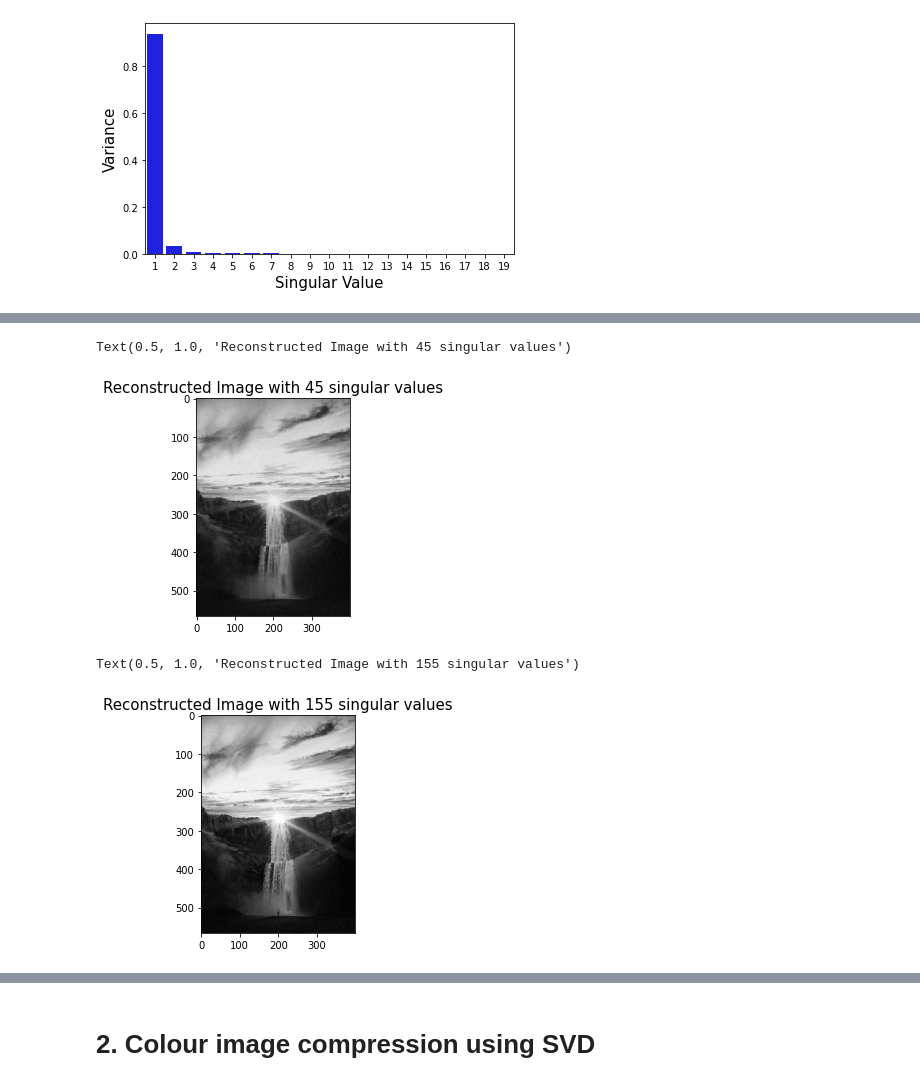
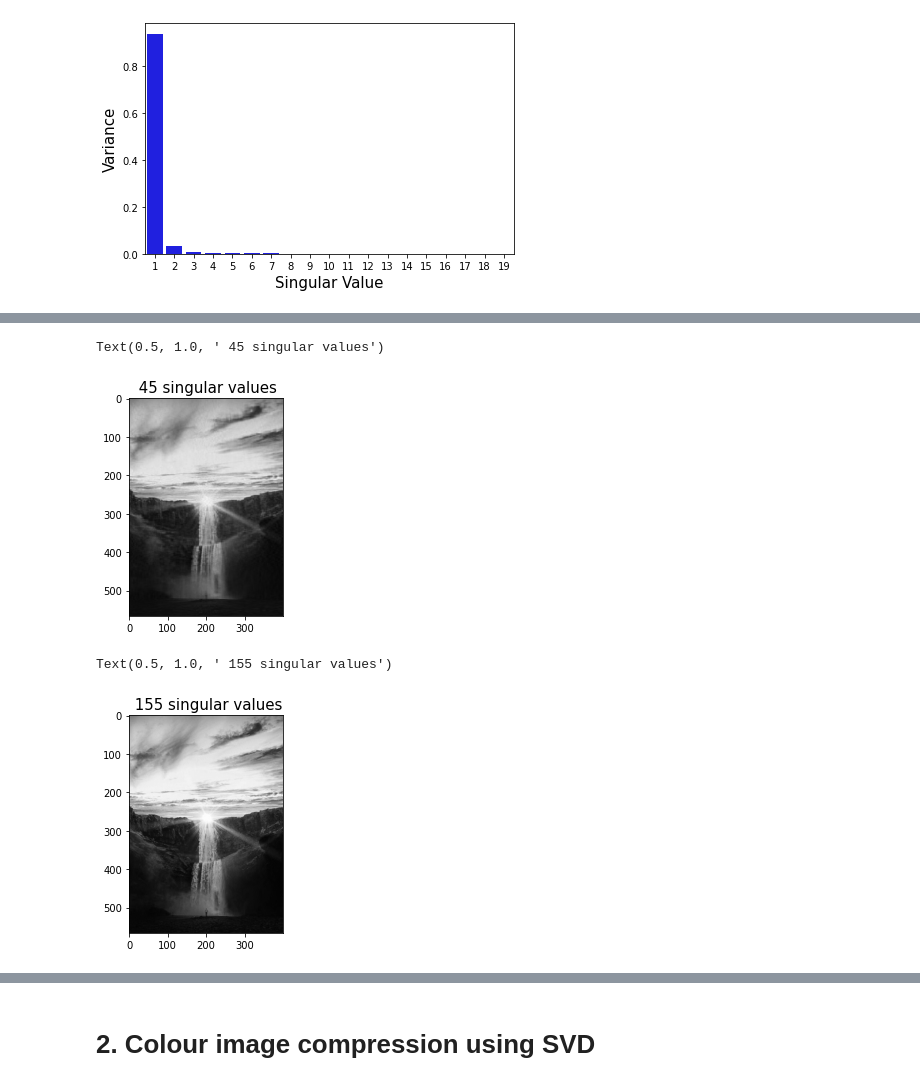
Before and after one commit to jabed-umar/P346-codes, a Jupyter notebook: DIY.ipynb, the cells around one changed output, grey strips where cells are left out. Saved outputs shown, nothing was run; the diff lists cells and outputs as text; code cells hidden in the pictures.

```diff
--- a/DIY.ipynb
+++ b/DIY.ipynb
@@ -177,16 +177,16 @@ Text(0.5, 1.0, 'Reconstructed Image with 25 singular values')
 # %%
 r_3 = d.compress_grey(45,b)
 plt.imshow(r_3,cmap="gray")
 num = 45
-plt.title("Reconstructed Image with %s singular values" %num, fontsize = 15)
+plt.title(" %s singular values" %num, fontsize = 15)
 # %% [output]
-Text(0.5, 1.0, 'Reconstructed Image with 45 singular values')
+Text(0.5, 1.0, ' 45 singular values')
-[figure, old version]
+[figure, new version]
 # %%
 r_4 = d.compress_grey(155,b)
 plt.imshow(r_4,cmap="gray")
 num = 155
-plt.title("Reconstructed Image with %s singular values" %num, fontsize = 15)
+plt.title(" %s singular values" %num, fontsize = 15)
 # %% [output]
-Text(0.5, 1.0, 'Reconstructed Image with 155 singular values')
+Text(0.5, 1.0, ' 155 singular values')
-[figure, old version]
+[figure, new version]
```
Also changed, not shown: parts of 9 cells of this notebook.
